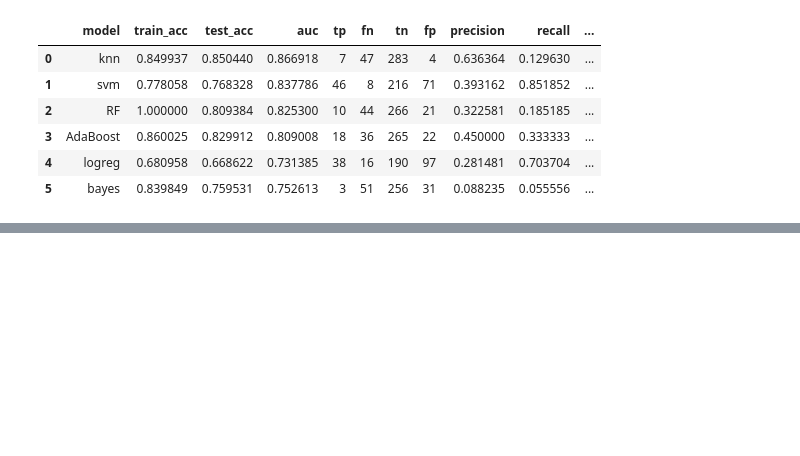
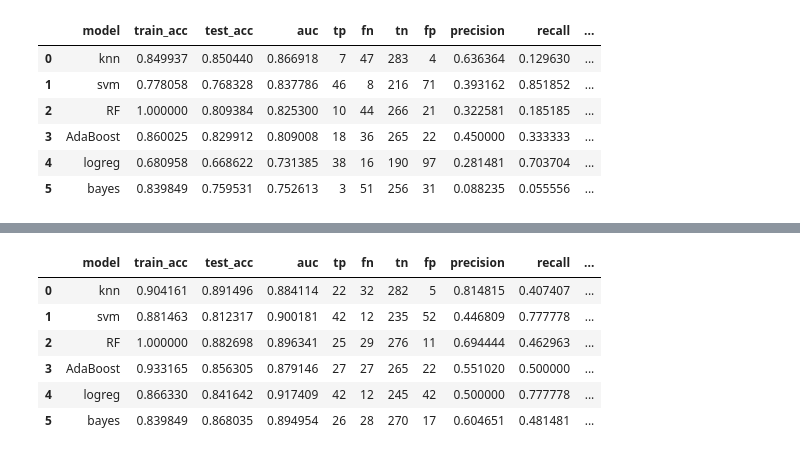
Before and after one commit to Haydost/Springboard_Portfolio, a Jupyter notebook: Capstone_1_Alzheimers_InProgress/5-Machine_Learning.ipynb, the cells around one changed output, grey strips where cells are left out. Saved outputs shown, nothing was run; the diff lists cells and outputs as text; code cells hidden in the pictures; blank space fills up the shorter version.

```diff
--- a/Capstone_1_Alzheimers_InProgress/5-Machine_Learning.ipynb
+++ b/Capstone_1_Alzheimers_InProgress/5-Machine_Learning.ipynb
@@ -1327,0 +1386,15 @@ df2
+# %%
+# slice the first 10 principal components
+Xpca_train = Xpca_train_all[:,0:10]
+Xpca_test = Xpca_test_all[:,0:10]
+# %%
+df4 = ml.run_models_pca(Xpca_train, Xpca_test, yd_train, yd_test)
+df4
+# %% [output]
+|  | model | train_acc | test_acc | auc | tp | fn | tn | fp | precision | recall | ... |
+| 0 | knn | 0.904161 | 0.891496 | 0.884114 | 22 | 32 | 282 | 5 | 0.814815 | 0.407407 | ... |
+| 1 | svm | 0.881463 | 0.812317 | 0.900181 | 42 | 12 | 235 | 52 | 0.446809 | 0.777778 | ... |
+| 2 | RF | 1.000000 | 0.882698 | 0.896341 | 25 | 29 | 276 | 11 | 0.694444 | 0.462963 | ... |
+| 3 | AdaBoost | 0.933165 | 0.856305 | 0.879146 | 27 | 27 | 265 | 22 | 0.551020 | 0.500000 | ... |
+| 4 | logreg | 0.866330 | 0.841642 | 0.917409 | 42 | 12 | 245 | 42 | 0.500000 | 0.777778 | ... |
+| 5 | bayes | 0.839849 | 0.868035 | 0.894954 | 26 | 28 | 270 | 17 | 0.604651 | 0.481481 | ... |
```
Also changed, not shown: parts of 21 cells of this notebook, 1 other file.
